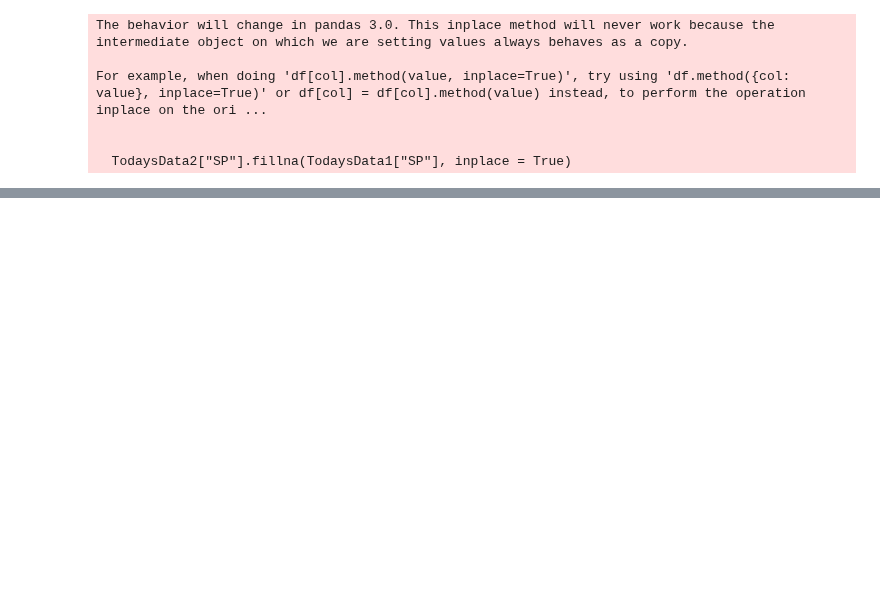
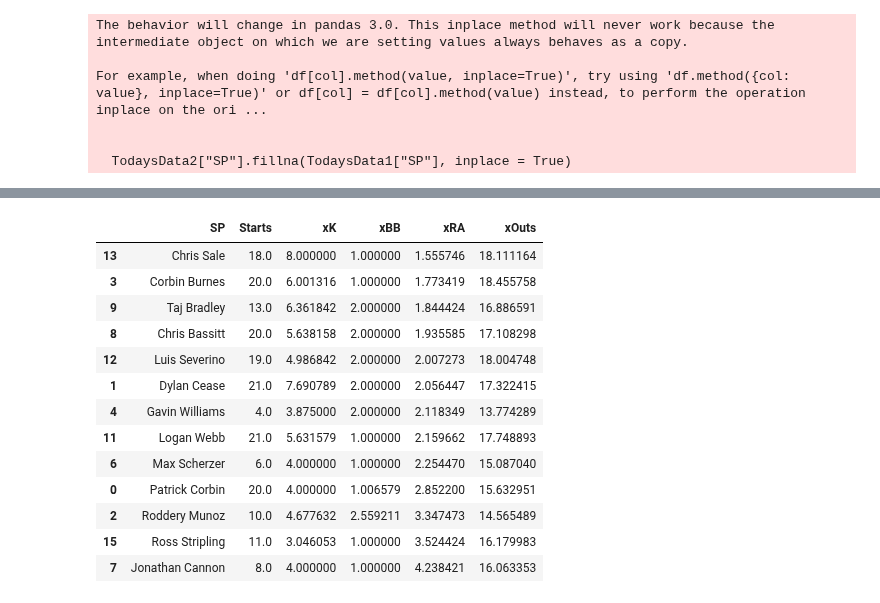
Before and after one commit to Cbkaplinger/Random-Projects, a Jupyter notebook: MLB/DailyPitchModel.ipynb, the cells around one changed output, grey strips where cells are left out. Cells and saved outputs as stored; diff of their text form; code cells hidden in the pictures; blank space fills up the shorter version.

```diff
--- a/MLB/DailyPitchModel.ipynb
+++ b/MLB/DailyPitchModel.ipynb
@@ -793,0 +954,10 @@ ValueError: cannot reshape array of size 209308 into shape (28)
+# %%
+TrainFeatures = Train5.drop(columns = ["BB"]).values.reshape(-1, 76)
+TrainLabel = Train5["BB"].values.reshape(-1, 1)
+TodayFeatures = TodaysData2.drop(columns = ["Starts", "BB", "xK"]).values.reshape(-1, 76)
+
+rf_regressor = RandomForestRegressor(n_estimators = 152, max_depth = 15, min_samples_leaf = 4)
+rf_regressor.fit(TrainFeatures, TrainLabel)
+RFpred = rf_regressor.predict(TodayFeatures)
+
+TodaysData2["xBB"] = RFpred
@@ -793,0 +966,10 @@ ValueError: cannot reshape array of size 209308 into shape (28)
+# %%
+TrainFeatures = Train5.drop(columns = ["RA"]).values.reshape(-1, 76)
+TrainLabel = Train5["RA"].values.reshape(-1, 1)
+TodayFeatures = TodaysData2.drop(columns = ["Starts", "BB", "xK", "xBB"]).values.reshape(-1, 76)
+
+rf_regressor = RandomForestRegressor(n_estimators = 152, max_depth = 15, min_samples_leaf = 4)
+rf_regressor.fit(TrainFeatures, TrainLabel)
+RFpred = rf_regressor.predict(TodayFeatures)
+
+TodaysData2["xRA"] = RFpred
@@ -793,0 +978,10 @@ ValueError: cannot reshape array of size 209308 into shape (28)
+# %%
+TrainFeatures = Train5.drop(columns = ["Outs"]).values.reshape(-1, 76)
+TrainLabel = Train5["Outs"].values.reshape(-1, 1)
+TodayFeatures = TodaysData2.drop(columns = ["Starts", "Outs", "xK", "xBB", "xRA"]).values.reshape(-1, 76)
+
+rf_regressor = RandomForestRegressor(n_estimators = 152, max_depth = 15, min_samples_leaf = 4)
+rf_regressor.fit(TrainFeatures, TrainLabel)
+RFpred = rf_regressor.predict(TodayFeatures)
+
+TodaysData2["xOuts"] = RFpred
@@ -829,0 +1005,30 @@ TodaysData2.sort_values("RFPred", ascending = True)
+# %%
+def add_2_to_duplicates(df):
+    mask = df.duplicated(subset=['BatterTeam', 'RoadTeam', 'HomeTeam'], keep='first')
+
+    df.loc[mask, 'BatterTeam'] += '2'
+    df.loc[mask, 'RoadTeam'] += '2'
+    df.loc[mask, 'HomeTeam'] += '2'
+
+    return df
+
+TodaysData2 = add_2_to_duplicates(TodaysData2)
+# %%
+TodaysData2 = TodaysData2[TodaysData2["Starts"] >= 3]
+TodaysData3 = TodaysData2[["SP", "Starts", "xK", "xBB", "xRA", "xOuts"]].dropna()
+TodaysData3.sort_values("xRA")
+# %% [output]
+|  | SP | Starts | xK | xBB | xRA | xOuts |
+| 13 | Chris Sale | 18.0 | 8.000000 | 1.000000 | 1.555746 | 18.111164 |
+| 3 | Corbin Burnes | 20.0 | 6.001316 | 1.000000 | 1.773419 | 18.455758 |
+| 9 | Taj Bradley | 13.0 | 6.361842 | 2.000000 | 1.844424 | 16.886591 |
+| 8 | Chris Bassitt | 20.0 | 5.638158 | 2.000000 | 1.935585 | 17.108298 |
+| 12 | Luis Severino | 19.0 | 4.986842 | 2.000000 | 2.007273 | 18.004748 |
+| 1 | Dylan Cease | 21.0 | 7.690789 | 2.000000 | 2.056447 | 17.322415 |
+| 4 | Gavin Williams | 4.0 | 3.875000 | 2.000000 | 2.118349 | 13.774289 |
+| 11 | Logan Webb | 21.0 | 5.631579 | 1.000000 | 2.159662 | 17.748893 |
+| 6 | Max Scherzer | 6.0 | 4.000000 | 1.000000 | 2.254470 | 15.087040 |
+| 0 | Patrick Corbin | 20.0 | 4.000000 | 1.006579 | 2.852200 | 15.632951 |
+| 2 | Roddery Munoz | 10.0 | 4.677632 | 2.559211 | 3.347473 | 14.565489 |
+| 15 | Ross Stripling | 11.0 | 3.046053 | 1.000000 | 3.524424 | 16.179983 |
+| 7 | Jonathan Cannon | 8.0 | 4.000000 | 1.000000 | 4.238421 | 16.063353 |
```
Also changed, not shown: parts of 31 cells of this notebook, 3 other files.
